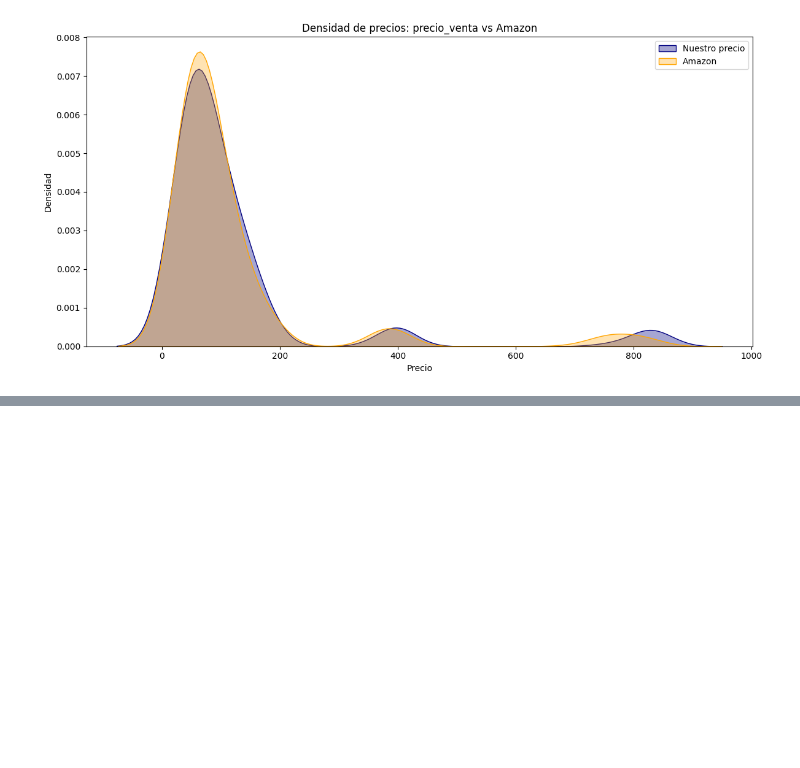
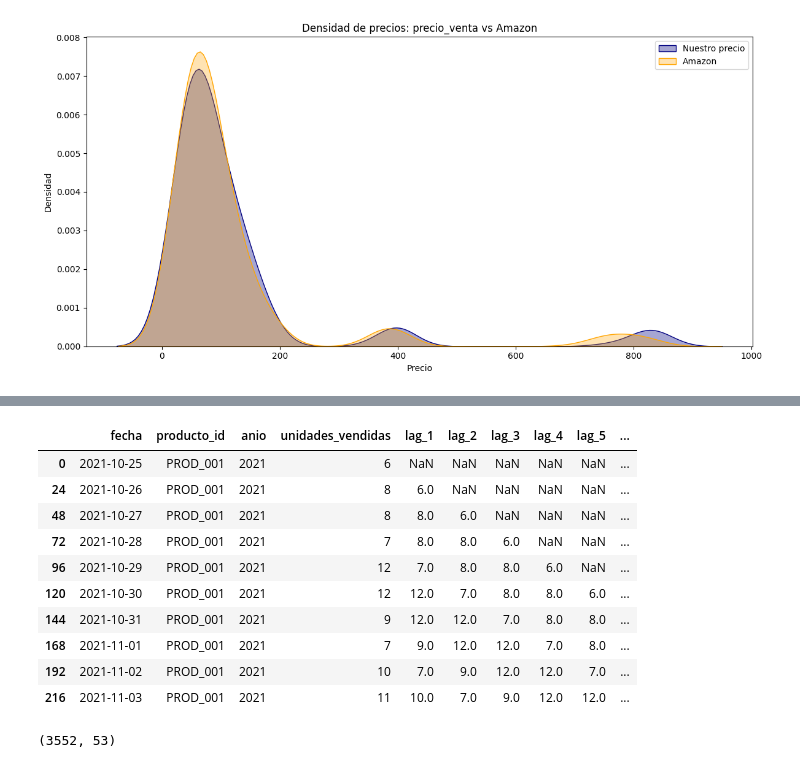
Before and after one commit to edgareem/forecastingVentas, a Jupyter notebook: notebooks/entrenamiento.ipynb, the cells around one changed output, grey strips where cells are left out. Drawn from its saved outputs; the diff is of its cells as text; code cells hidden in the pictures; blank space fills up the shorter version.

```diff
--- a/notebooks/entrenamiento.ipynb
+++ b/notebooks/entrenamiento.ipynb
@@ -689,0 +793,27 @@ plt.show()
+# %%
+# Objetivo: crear lags de unidades_vendidas para capturar el efecto de ventas recientes.
+# Explicacion negocio: ayuda al modelo a aprender la inercia de la demanda sin mezclar periodos de anos distintos.
+df = df.sort_values(['producto_id', 'anio', 'fecha']).copy()
+
+lags_unidades = [f'lag_{i}' for i in range(1, 8)]
+
+for i in range(1, 8):
+    df[f'lag_{i}'] = df.groupby(['producto_id', 'anio'])['unidades_vendidas'].shift(i)
+
+display(df[['fecha', 'producto_id', 'anio', 'unidades_vendidas'] + lags_unidades].head(10))
+# %% [output]
+|  | fecha | producto_id | anio | unidades_vendidas | lag_1 | lag_2 | lag_3 | lag_4 | lag_5 | ... |
+| 0 | 2021-10-25 | PROD_001 | 2021 | 6 | NaN | NaN | NaN | NaN | NaN | ... |
+| 24 | 2021-10-26 | PROD_001 | 2021 | 8 | 6.0 | NaN | NaN | NaN | NaN | ... |
+| 48 | 2021-10-27 | PROD_001 | 2021 | 8 | 8.0 | 6.0 | NaN | NaN | NaN | ... |
+| 72 | 2021-10-28 | PROD_001 | 2021 | 7 | 8.0 | 8.0 | 6.0 | NaN | NaN | ... |
+| 96 | 2021-10-29 | PROD_001 | 2021 | 12 | 7.0 | 8.0 | 8.0 | 6.0 | NaN | ... |
+| 120 | 2021-10-30 | PROD_001 | 2021 | 12 | 12.0 | 7.0 | 8.0 | 8.0 | 6.0 | ... |
+| 144 | 2021-10-31 | PROD_001 | 2021 | 9 | 12.0 | 12.0 | 7.0 | 8.0 | 8.0 | ... |
+| 168 | 2021-11-01 | PROD_001 | 2021 | 7 | 9.0 | 12.0 | 12.0 | 7.0 | 8.0 | ... |
+| 192 | 2021-11-02 | PROD_001 | 2021 | 10 | 7.0 | 9.0 | 12.0 | 12.0 | 7.0 | ... |
+| 216 | 2021-11-03 | PROD_001 | 2021 | 11 | 10.0 | 7.0 | 9.0 | 12.0 | 12.0 | ... |
+# %%
+df.shape
+# %% [output]
+(3552, 53)
```
Also changed, not shown: parts of 17 cells of this notebook.
